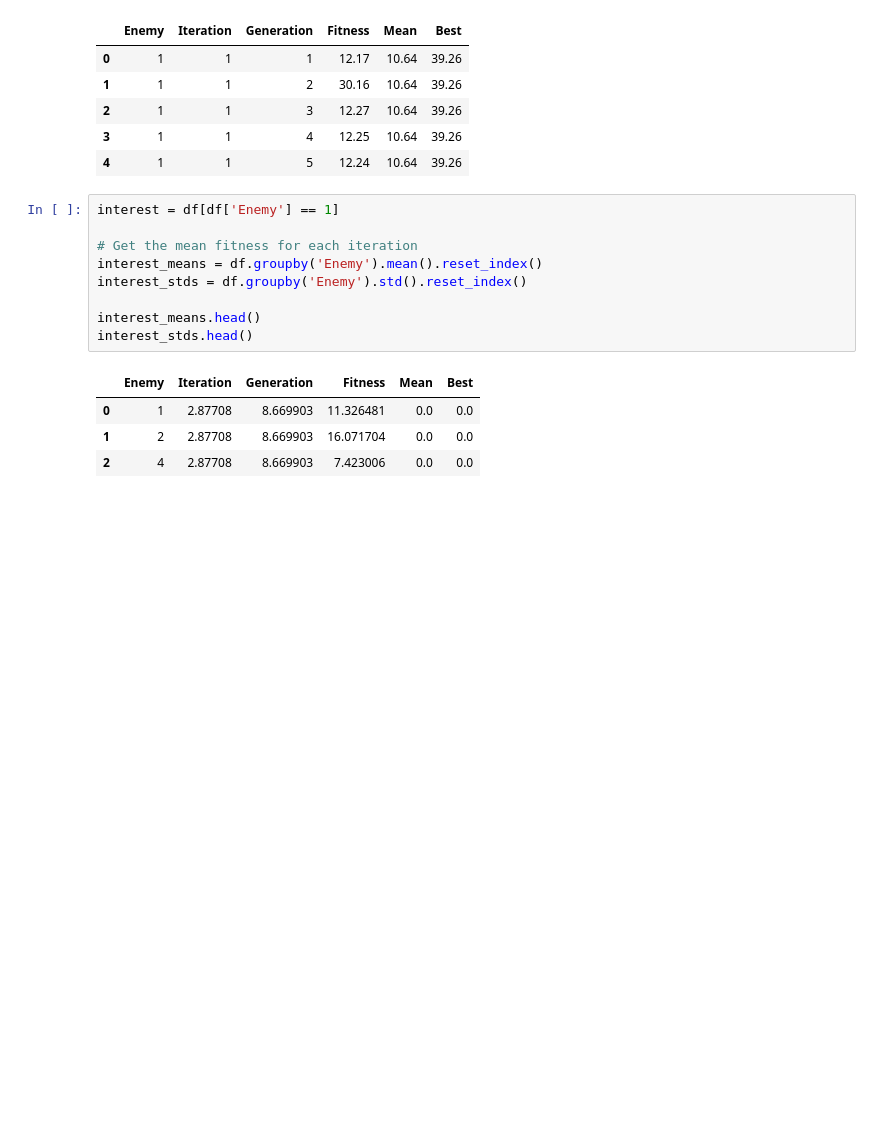
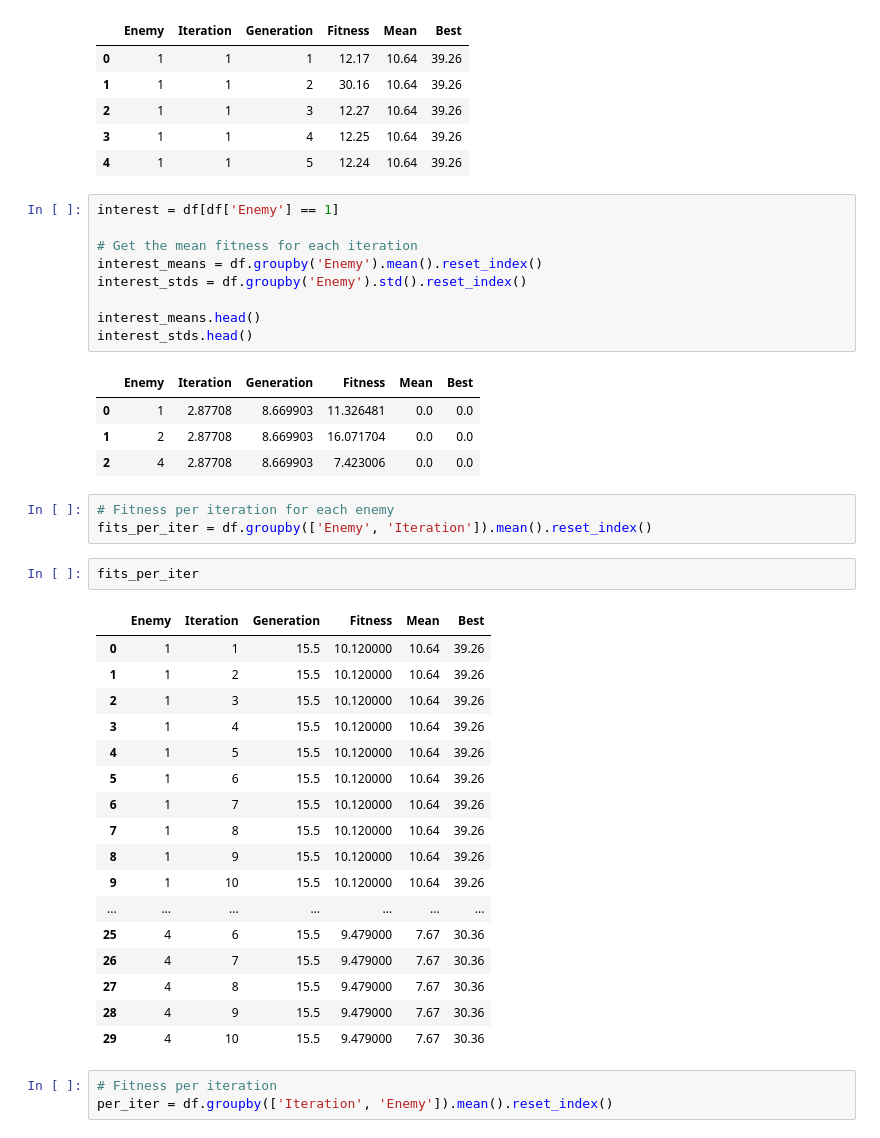
Before and after one commit to AashishSiddarth-1997/evoman_framework_G48, a Jupyter notebook: visualize.ipynb, the cells around one changed output. Drawn from its saved outputs; the diff is of its cells as text; blank space fills up the shorter version.

```diff
--- a/visualize.ipynb
+++ b/visualize.ipynb
@@ -29,3 +29,29 @@ interest_stds.head()
 | 0 | 1 | 2.87708 | 8.669903 | 11.326481 | 0.0 | 0.0 |
 | 1 | 2 | 2.87708 | 8.669903 | 16.071704 | 0.0 | 0.0 |
 | 2 | 4 | 2.87708 | 8.669903 | 7.423006 | 0.0 | 0.0 |
+# %%
+# Fitness per iteration for each enemy
+fits_per_iter = df.groupby(['Enemy', 'Iteration']).mean().reset_index()
+# %%
+fits_per_iter
+# %% [output]
+|  | Enemy | Iteration | Generation | Fitness | Mean | Best |
+| 0 | 1 | 1 | 15.5 | 10.120000 | 10.64 | 39.26 |
+| 1 | 1 | 2 | 15.5 | 10.120000 | 10.64 | 39.26 |
+| 2 | 1 | 3 | 15.5 | 10.120000 | 10.64 | 39.26 |
+| 3 | 1 | 4 | 15.5 | 10.120000 | 10.64 | 39.26 |
+| 4 | 1 | 5 | 15.5 | 10.120000 | 10.64 | 39.26 |
+| 5 | 1 | 6 | 15.5 | 10.120000 | 10.64 | 39.26 |
+| 6 | 1 | 7 | 15.5 | 10.120000 | 10.64 | 39.26 |
+| 7 | 1 | 8 | 15.5 | 10.120000 | 10.64 | 39.26 |
+| 8 | 1 | 9 | 15.5 | 10.120000 | 10.64 | 39.26 |
+| 9 | 1 | 10 | 15.5 | 10.120000 | 10.64 | 39.26 |
+| ... | ... | ... | ... | ... | ... | ... |
+| 25 | 4 | 6 | 15.5 | 9.479000 | 7.67 | 30.36 |
+| 26 | 4 | 7 | 15.5 | 9.479000 | 7.67 | 30.36 |
+| 27 | 4 | 8 | 15.5 | 9.479000 | 7.67 | 30.36 |
+| 28 | 4 | 9 | 15.5 | 9.479000 | 7.67 | 30.36 |
+| 29 | 4 | 10 | 15.5 | 9.479000 | 7.67 | 30.36 |
+# %%
+# Fitness per iteration
+per_iter = df.groupby(['Iteration', 'Enemy']).mean().reset_index()
```
Also changed, not shown: parts of 4 cells of this notebook, 33 other files.
